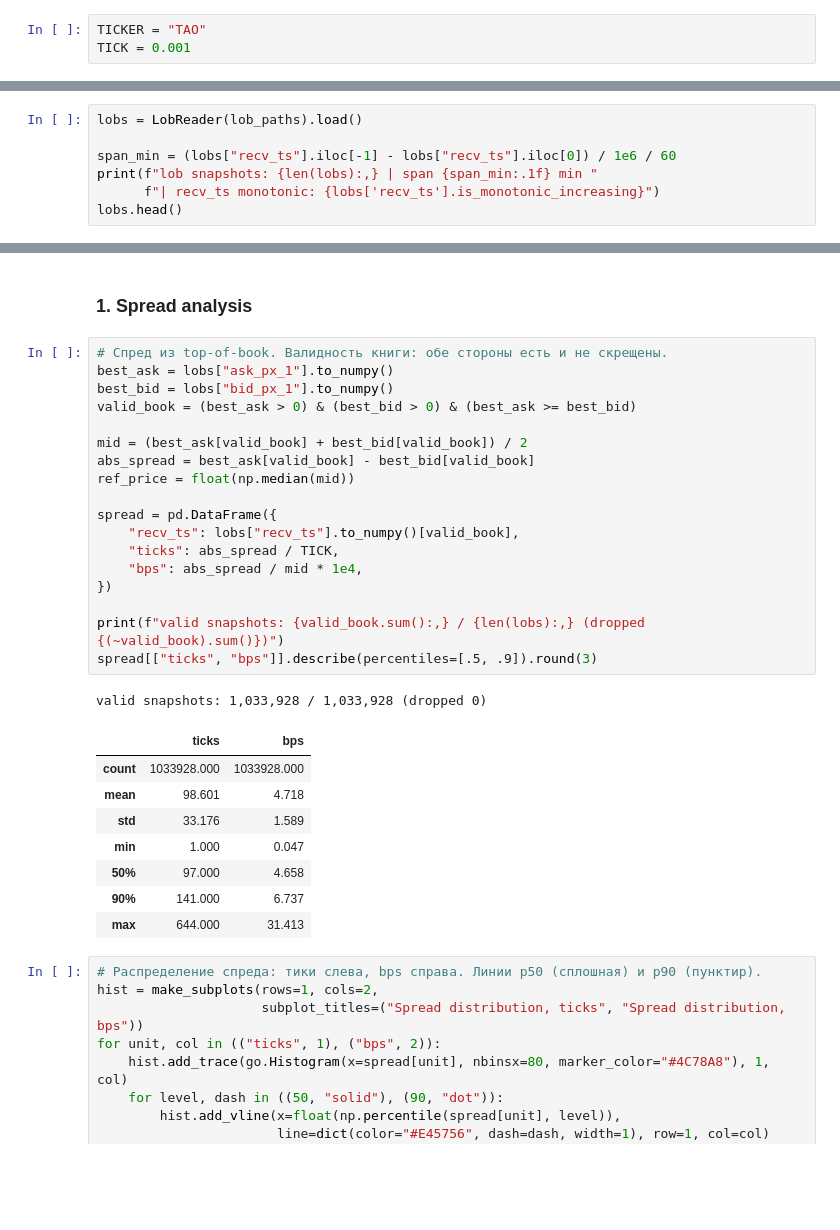
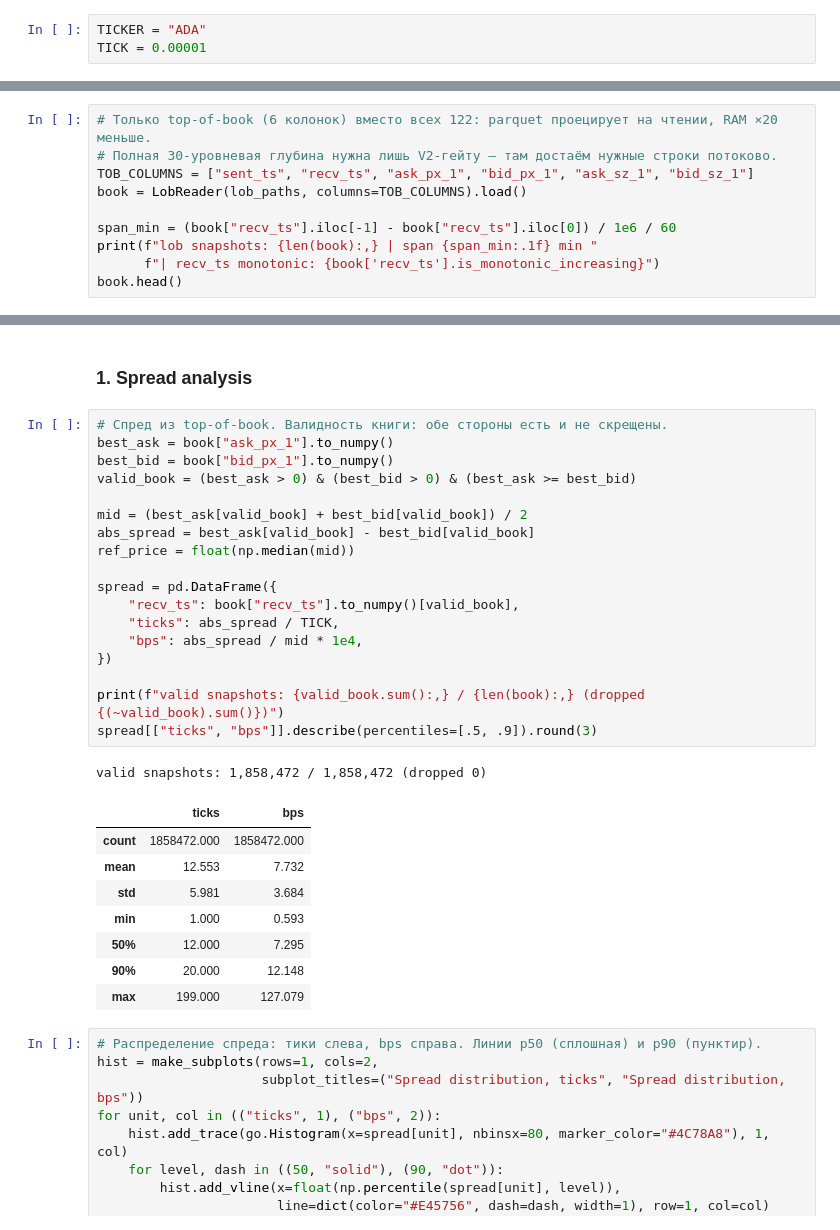
Before and after one commit to stepan-karpov/backtesting, a Jupyter notebook: research/exchanges/lighter/base-strategy/General-Lighter.ipynb, the cells around one changed output, grey strips where cells are left out. Cells and saved outputs as stored; diff of their text form; blank space fills up the shorter version.

```diff
--- a/research/exchanges/lighter/base-strategy/General-Lighter.ipynb
+++ b/research/exchanges/lighter/base-strategy/General-Lighter.ipynb
@@ -3,8 +3,8 @@
 # %% [markdown]
 ### 0. Setup and readers
 # %%
-TICKER = "TAO"
-TICK = 0.001
+TICKER = "ADA"
+TICK = 0.00001
 # %%
 import sys
 from pathlib import Path
@@ -122,8 +140,11 @@ TAO: 161 lob files, 161 trade files
 # %%
-lobs = LobReader(lob_paths).load()
+# Только top-of-book (6 колонок) вместо всех 122: parquet проецирует на чтении, RAM ×20 меньше.
+# Полная 30-уровневая глубина нужна лишь V2-гейту — там достаём нужные строки потоково.
+TOB_COLUMNS = ["sent_ts", "recv_ts", "ask_px_1", "bid_px_1", "ask_sz_1", "bid_sz_1"]
+book = LobReader(lob_paths, columns=TOB_COLUMNS).load()
 
-span_min = (lobs["recv_ts"].iloc[-1] - lobs["recv_ts"].iloc[0]) / 1e6 / 60
-print(f"lob snapshots: {len(lobs):,} | span {span_min:.1f} min "
-      f"| recv_ts monotonic: {lobs['recv_ts'].is_monotonic_increasing}")
-lobs.head()
+span_min = (book["recv_ts"].iloc[-1] - book["recv_ts"].iloc[0]) / 1e6 / 60
+print(f"lob snapshots: {len(book):,} | span {span_min:.1f} min "
+      f"| recv_ts monotonic: {book['recv_ts'].is_monotonic_increasing}")
+book.head()
 # %% [output]
@@ -160,32 +183,32 @@ trades: 1,768 fills | timestamp monotonic: False
 ### 1. Spread analysis
 # %%
 # Спред из top-of-book. Валидность книги: обе стороны есть и не скрещены.
-best_ask = lobs["ask_px_1"].to_numpy()
-best_bid = lobs["bid_px_1"].to_numpy()
+best_ask = book["ask_px_1"].to_numpy()
+best_bid = book["bid_px_1"].to_numpy()
 valid_book = (best_ask > 0) & (best_bid > 0) & (best_ask >= best_bid)
 
 mid = (best_ask[valid_book] + best_bid[valid_book]) / 2
 abs_spread = best_ask[valid_book] - best_bid[valid_book]
 ref_price = float(np.median(mid))
 
 spread = pd.DataFrame({
-    "recv_ts": lobs["recv_ts"].to_numpy()[valid_book],
+    "recv_ts": book["recv_ts"].to_numpy()[valid_book],
     "ticks": abs_spread / TICK,
     "bps": abs_spread / mid * 1e4,
 })
 
-print(f"valid snapshots: {valid_book.sum():,} / {len(lobs):,} (dropped {(~valid_book).sum()})")
+print(f"valid snapshots: {valid_book.sum():,} / {len(book):,} (dropped {(~valid_book).sum()})")
 spread[["ticks", "bps"]].describe(percentiles=[.5, .9]).round(3)
 # %% [output]
-valid snapshots: 1,033,928 / 1,033,928 (dropped 0)
+valid snapshots: 1,858,472 / 1,858,472 (dropped 0)
 |  | ticks | bps |
-| count | 1033928.000 | 1033928.000 |
-| mean | 98.601 | 4.718 |
-| std | 33.176 | 1.589 |
-| min | 1.000 | 0.047 |
-| 50% | 97.000 | 4.658 |
-| 90% | 141.000 | 6.737 |
-| max | 644.000 | 31.413 |
+| count | 1858472.000 | 1858472.000 |
+| mean | 12.553 | 7.732 |
+| std | 5.981 | 3.684 |
+| min | 1.000 | 0.593 |
+| 50% | 12.000 | 7.295 |
+| 90% | 20.000 | 12.148 |
+| max | 199.000 | 127.079 |
 # %%
 # Распределение спреда: тики слева, bps справа. Линии p50 (сплошная) и p90 (пунктир).
 hist = make_subplots(rows=1, cols=2,
```
Also changed, not shown: parts of 31 cells of this notebook, 9 other files.
